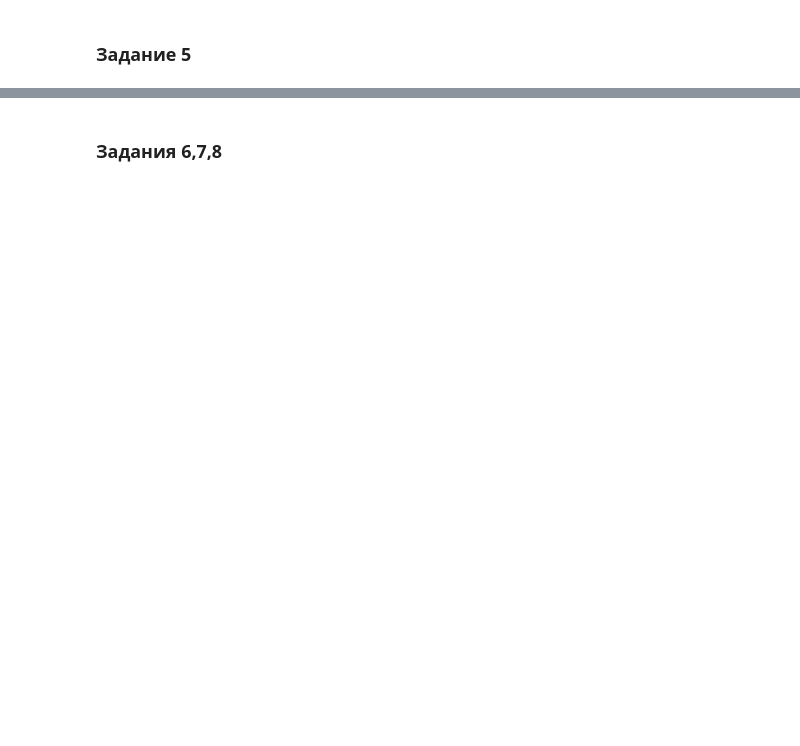
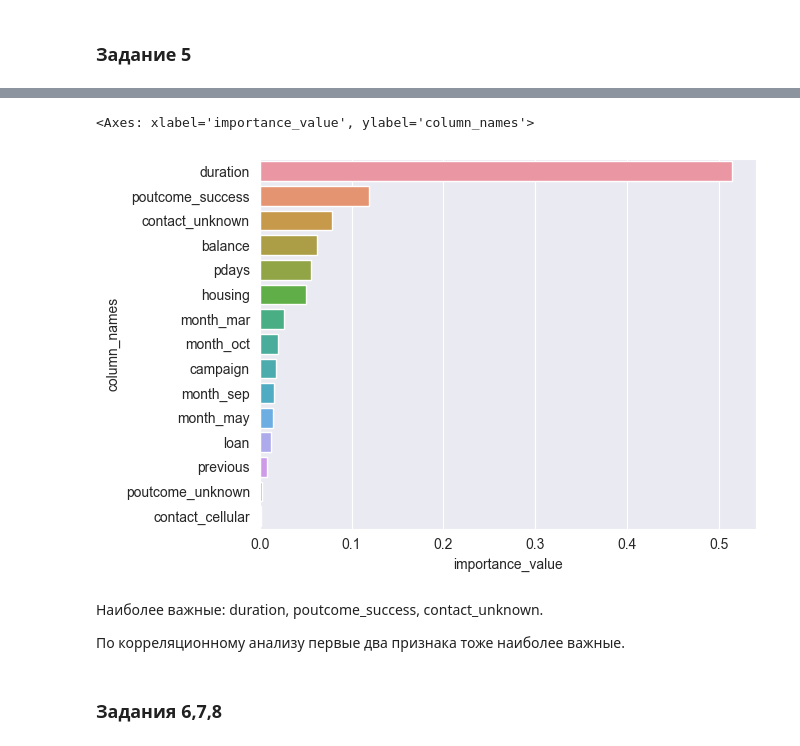
Before and after one commit to mvulf/sf_data_science, a Jupyter notebook: project_4/Project_4_ML.ipynb, the cells around one changed output, grey strips where cells are left out. Saved outputs shown, nothing was run; the diff lists cells and outputs as text; code cells hidden in the pictures; blank space fills up the shorter version.

```diff
--- a/project_4/Project_4_ML.ipynb
+++ b/project_4/Project_4_ML.ipynb
@@ -780,0 +891,16 @@ print(f'Среднее значение первой колонки: {X_test[:,0
+# %%
+# обучите на ваших данных случайный лес
+rf = ensemble.RandomForestClassifier(
+    n_estimators=100,
+    criterion='gini',
+    min_samples_leaf=5,
+    max_depth=10,
+    random_state=42
+)
+rf.fit(X_train, y_train)
+y_test_pred = rf.predict(X_test)
+rf_acc = metrics.accuracy_score(y_test, y_test_pred)
+rf_recall = metrics.recall_score(y_test, y_test_pred)
+
+print(f'Accuracy: {rf_acc:.2f}')
+print(f'Recall: {rf_recall:.2f}')
@@ -784,0 +920,14 @@ print(f'Среднее значение первой колонки: {X_test[:,0
+# %%
+# используйте для классификации градиентный бустинг и сравните качество со случайным лесом
+gb = ensemble.GradientBoostingClassifier(
+    learning_rate=0.05,
+    n_estimators=300,
+    min_samples_leaf=5,
+    max_depth=5,
+    random_state=42,
+)
+
+gb.fit(X_train, y_train)
+y_test_pred = gb.predict(X_test)
+gb_f1_score = metrics.f1_score(y_test, y_test_pred)
+print(f'Gradient Boosting F1-score: {gb_f1_score:.2f}')
@@ -793,2 +1013,18 @@ print(f'Среднее значение первой колонки: {X_test[:,0
+# %%
+feature_importances = pd.DataFrame(
+    {
+        'column_names': best_features,
+        'importance_value': gb.feature_importances_
+    }
+)
+feature_importances = feature_importances.sort_values(by='importance_value', ascending=False)
+sns.barplot(feature_importances, x='importance_value', y='column_names');
+# %% [output]
+<Axes: xlabel='importance_value', ylabel='column_names'>
+[figure, added]
+# %% [markdown]
+Наиболее важные: duration, poutcome_success, contact_unknown.
+
+По корреляционному анализу первые два признака тоже наиболее важные.
 # %% [markdown]
 ### Задания 6,7,8
```
Also changed, not shown: parts of 29 cells of this notebook.
